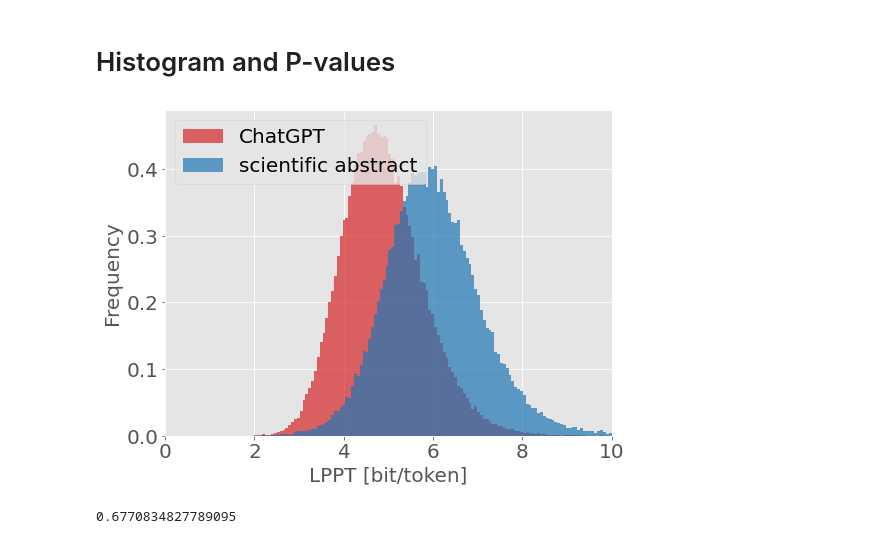
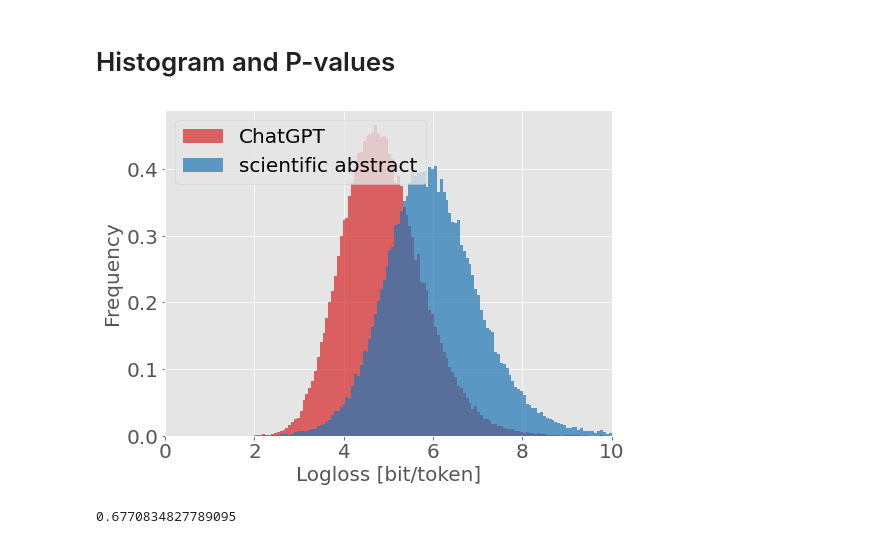
Before and after one commit to alonkipnis/detectLM, a Jupyter notebook: illustrate_hist_and_ROC.ipynb, the cells around one changed output. Saved outputs shown, nothing was run; the diff lists cells and outputs as text; code cells hidden in the pictures.

```diff
--- a/illustrate_hist_and_ROC.ipynb
+++ b/illustrate_hist_and_ROC.ipynb
@@ -62,29 +62,29 @@ datar = datar.rename(columns={'sent_num': 'num'})
 # %%
 
 
 IGNORE_FIRST_SENTENCE = True
 if context == 'previous_sentence' or IGNORE_FIRST_SENTENCE:
     data_disp = datar[datar.num>1]
 
 tt = np.linspace(0,10,157)
 data_disp.groupby('author').response.plot.hist(bins = tt, density=True, alpha=.7, legend=True,
                                                color={machine_author : 'tab:red',human_author:'tab:blue'})
 plt.legend(fontsize=20)
 plt.ylabel('Frequency', size=20)
-plt.xlabel('LPPT [bit/token]', size=20)
+plt.xlabel('Logloss [bit/token]', size=20)
 
 fig = plt.gcf()
 fig.set_size_inches(8, 6, forward=True)
 
 plt.xlim((0,10))
 plt.yticks(fontsize=20)
 plt.xticks(fontsize=20)
 
 plt.savefig(f"Figs/{name}.png")
 plt.show()
 #
 # %% [output]
-[figure, old version]
+[figure, new version]
 # %%
 # Dkl
 
```
Also changed, not shown: parts of 5 cells of this notebook, 2 other files.
